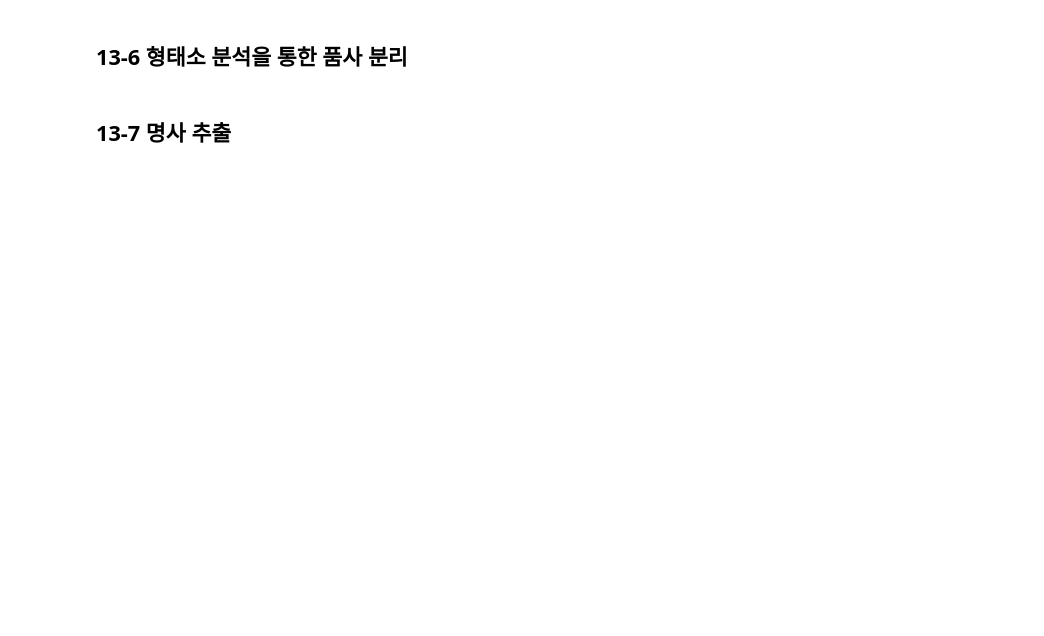
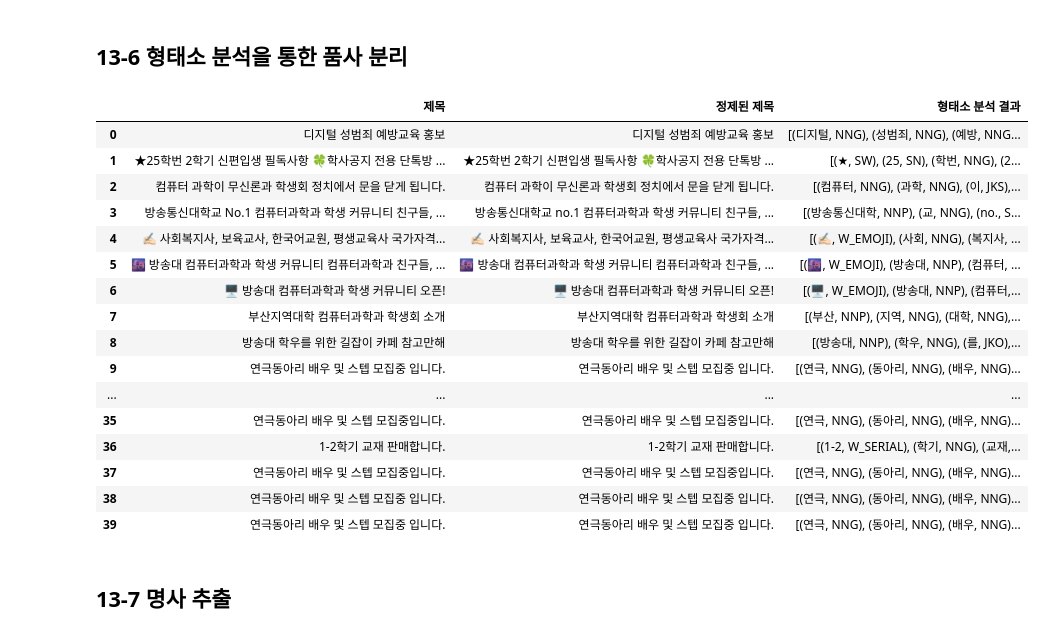
Before and after one commit to Taeichang/DataAnalysis, a Jupyter notebook: 오픈소스_데이터_분석_13강.ipynb, the cells around one changed output. Drawn from its saved outputs; the diff is of its cells as text; code cells hidden in the pictures; blank space fills up the shorter version.

```diff
--- a/오픈소스_데이터_분석_13강.ipynb
+++ b/오픈소스_데이터_분석_13강.ipynb
@@ -187,33 +319,51 @@ print(kiwi.analyze('안녕하세요 저는 방송대 학생입니다.')[0][0])
 # %%
 from kiwipiepy import Kiwi
 
 ## 형태소 분석기 초기화 및 사용자 사전 추가
 kiwi = Kiwi()
 kiwi.add_user_word('방송대', 'NNP')
 kiwi.add_user_word('방통대', 'NNP')
 
 ## 텍스트 형태소 분석 함수
 def analyze_morphemes(text):
     if isinstance(text, str):
        result = kiwi.analyze(text)
 
        morphemes = []
        for token in result[0][0]:
             ## 형태소(form)와 품사(tag) 정보를 튜플로 morphemes에 추가
-            morphmemes.append((token.form, token.tag))
+            morphemes.append((token.form, token.tag))
        return morphemes
     else:
         return []
 
 ## 데이터프레임에 형태소 분석 적용 함수
 def pos_df(df):
   if not df.empty:
       # `정제된 제목` 칼럼의 값에 analyze_morphemes 함수를 적용하고 결과를 `행태소 분석 결과` 칼럼에 저장
         df['형태소 분석 결과'] = df['정제된 제목'].apply(analyze_morphemes)
 
 ## 형태소 분석 적용
 pos_df(cs_df)
 cs_df
+# %% [output]
+|  | 제목 | 정제된 제목 | 형태소 분석 결과 |
+| 0 | 디지털 성범죄 예방교육 홍보 | 디지털 성범죄 예방교육 홍보 | [(디지털, NNG), (성범죄, NNG), (예방, NNG... |
+| 1 | ★25학번 2학기 신편입생 필독사항 🍀학사공지 전용 단톡방 ... | ★25학번 2학기 신편입생 필독사항 🍀학사공지 전용 단톡방 ... | [(★, SW), (25, SN), (학번, NNG), (2... |
+| 2 | 컴퓨터 과학이 무신론과 학생회 정치에서 문을 닫게 됩니다. | 컴퓨터 과학이 무신론과 학생회 정치에서 문을 닫게 됩니다. | [(컴퓨터, NNG), (과학, NNG), (이, JKS),... |
+| 3 | 방송통신대학교 No.1 컴퓨터과학과 학생 커뮤니티 친구들, ... | 방송통신대학교 no.1 컴퓨터과학과 학생 커뮤니티 친구들, ... | [(방송통신대학, NNP), (교, NNG), (no., S... |
+| 4 | ✍🏻 사회복지사, 보육교사, 한국어교원, 평생교육사 국가자격... | ✍🏻 사회복지사, 보육교사, 한국어교원, 평생교육사 국가자격... | [(✍🏻, W_EMOJI), (사회, NNG), (복지사, ... |
+| 5 | 🌆 방송대 컴퓨터과학과 학생 커뮤니티 컴퓨터과학과 친구들, ... | 🌆 방송대 컴퓨터과학과 학생 커뮤니티 컴퓨터과학과 친구들, ... | [(🌆, W_EMOJI), (방송대, NNP), (컴퓨터, ... |
+| 6 | 🖥️ 방송대 컴퓨터과학과 학생 커뮤니티 오픈! | 🖥️ 방송대 컴퓨터과학과 학생 커뮤니티 오픈! | [(🖥️, W_EMOJI), (방송대, NNP), (컴퓨터,... |
+| 7 | 부산지역대학 컴퓨터과학과 학생회 소개 | 부산지역대학 컴퓨터과학과 학생회 소개 | [(부산, NNP), (지역, NNG), (대학, NNG),... |
+| 8 | 방송대 학우를 위한 길잡이 카페 참고만해 | 방송대 학우를 위한 길잡이 카페 참고만해 | [(방송대, NNP), (학우, NNG), (를, JKO),... |
+| 9 | 연극동아리 배우 및 스텝 모집중 입니다. | 연극동아리 배우 및 스텝 모집중 입니다. | [(연극, NNG), (동아리, NNG), (배우, NNG)... |
+| ... | ... | ... | ... |
+| 35 | 연극동아리 배우 및 스텝 모집중입니다. | 연극동아리 배우 및 스텝 모집중입니다. | [(연극, NNG), (동아리, NNG), (배우, NNG)... |
+| 36 | 1-2학기 교재 판매합니다. | 1-2학기 교재 판매합니다. | [(1-2, W_SERIAL), (학기, NNG), (교재,... |
+| 37 | 연극동아리 배우 및 스텝 모집중입니다. | 연극동아리 배우 및 스텝 모집중입니다. | [(연극, NNG), (동아리, NNG), (배우, NNG)... |
+| 38 | 연극동아리 배우 및 스텝 모집중 입니다. | 연극동아리 배우 및 스텝 모집중 입니다. | [(연극, NNG), (동아리, NNG), (배우, NNG)... |
+| 39 | 연극동아리 배우 및 스텝 모집중 입니다. | 연극동아리 배우 및 스텝 모집중 입니다. | [(연극, NNG), (동아리, NNG), (배우, NNG)... |
 # %% [markdown]
 ## 13-7 명사 추출
 # %%
```
Also changed, not shown: parts of 15 cells of this notebook.
